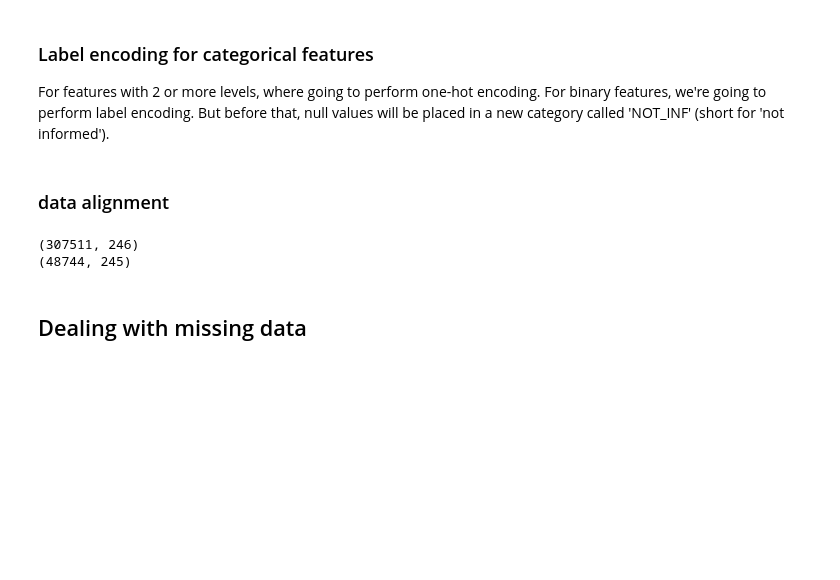
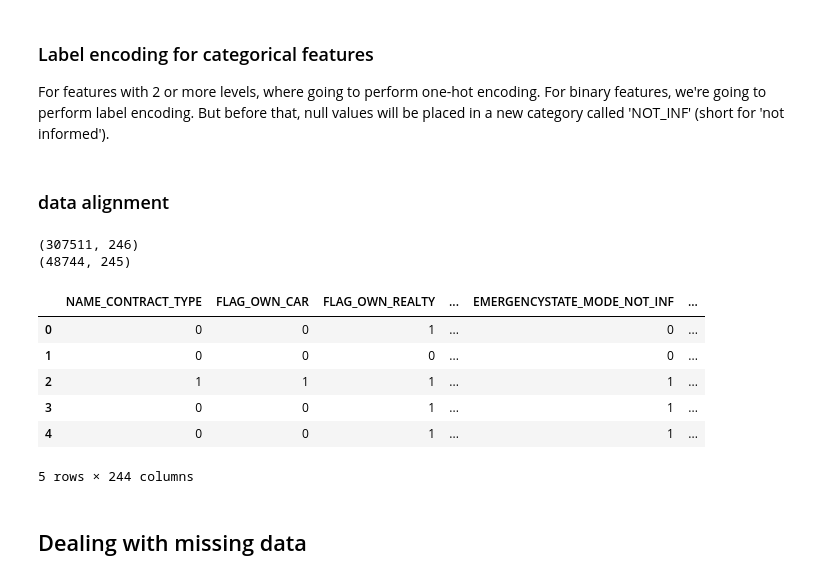
Before and after one commit to bodias/machine-learning, a Jupyter notebook: projects/capstone/home_credit/capstone_report.ipynb, the cells around one changed output. Saved outputs shown, nothing was run; the diff lists cells and outputs as text; code cells hidden in the pictures; blank space fills up the shorter version.

```diff
--- a/projects/capstone/home_credit/capstone_report.ipynb
+++ b/projects/capstone/home_credit/capstone_report.ipynb
@@ -407,9 +412,17 @@ app_train['TARGET'] = train_targets
 # %%
 print app_train.shape
 print app_test.shape
+app_train[app_train.columns[1:245]].head()
 # %% [output]
 (307511, 246)
 (48744, 245)
+|  | NAME_CONTRACT_TYPE | FLAG_OWN_CAR | FLAG_OWN_REALTY | ... | EMERGENCYSTATE_MODE_NOT_INF | ... |
+| 0 | 0 | 0 | 1 | ... | 0 | ... |
+| 1 | 0 | 0 | 0 | ... | 0 | ... |
+| 2 | 1 | 1 | 1 | ... | 1 | ... |
+| 3 | 0 | 0 | 1 | ... | 1 | ... |
+| 4 | 0 | 0 | 1 | ... | 1 | ... |
+5 rows × 244 columns
 # %% [markdown]
 ## Dealing with missing data
 # %% [markdown]
```
Also changed, not shown: parts of 18 cells of this notebook, 1 other file.
